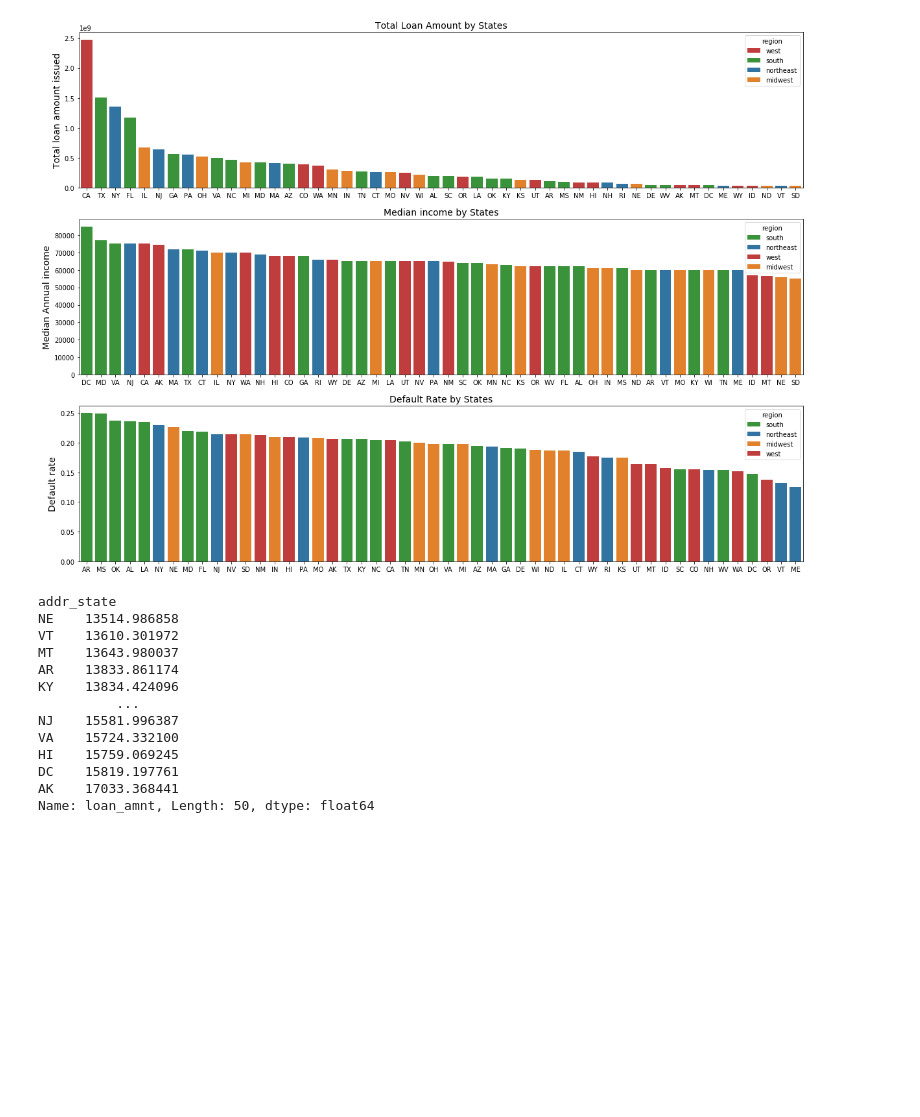
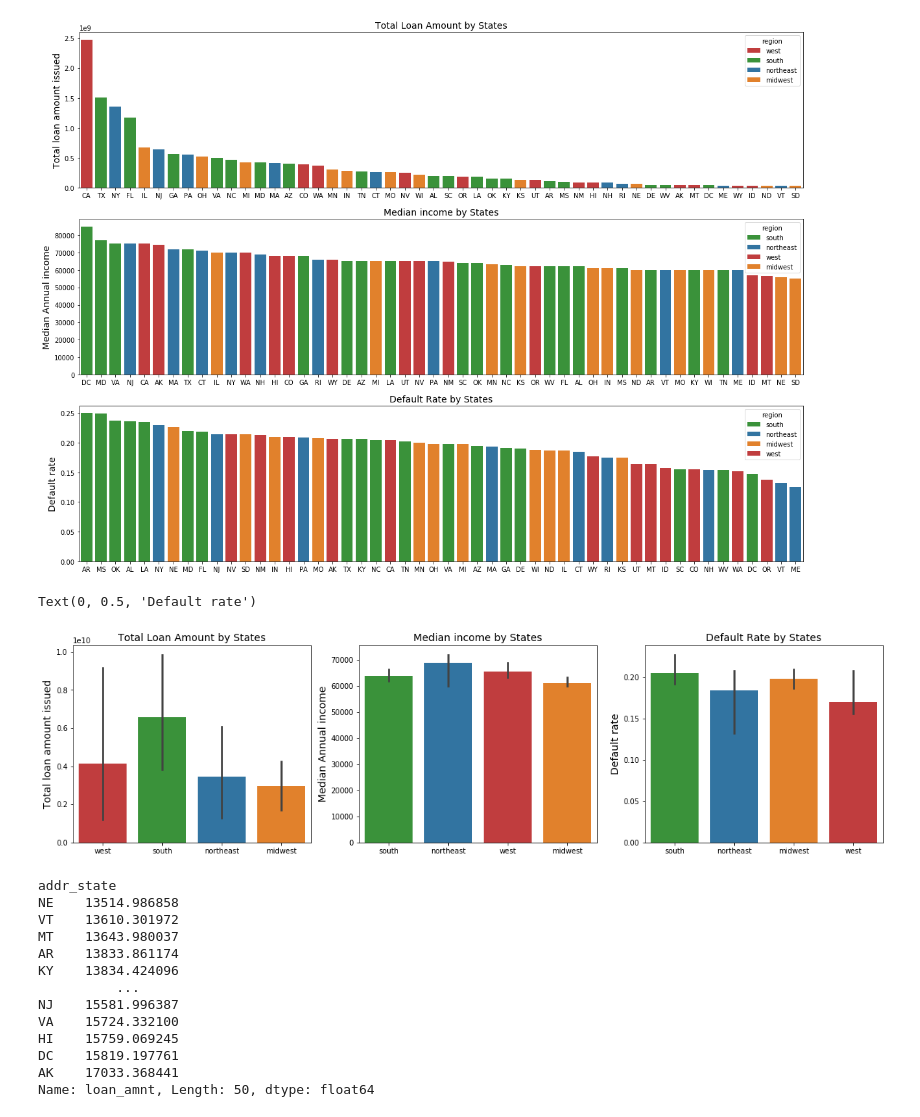
Before and after one commit to cyuancheng/Lending_Club, a Jupyter notebook: 04_LC_DataStory_EDA.ipynb, the cells around one changed output. Cells and saved outputs as stored; diff of their text form; code cells hidden in the pictures; blank space fills up the shorter version.

Commit message:
update barplot for region

```diff
--- a/04_LC_DataStory_EDA.ipynb
+++ b/04_LC_DataStory_EDA.ipynb
@@ -243,6 +239,31 @@ ax3.set_ylabel('Default rate', fontsize=14)
 # %% [output]
 Text(0, 0.5, 'Default rate')
 [figure]
+# %%
+fig, (ax1, ax2, ax3) = plt.subplots(1, 3, sharex=False, figsize=(20,5))
+
+palette ={"northeast":"C0","midwest":"C1","south":"C2", "west":"C3"}
+
+sns.barplot('region', 'loan_amnt', estimator=np.sum,\
+            data=df_state_loan_amnt,ax=ax1, palette=palette)
+ax1.set_title('Total Loan Amount by States',fontsize=14)
+ax1.set_xlabel('')
+ax1.set_ylabel('Total loan amount issued', fontsize=14)
+
+sns.barplot('region', 'annual_inc', estimator=np.median, \
+            data=df_state_income, ax=ax2, palette=palette)
+ax2.set_title('Median income by States',fontsize=14)
+ax2.set_xlabel('')
+ax2.set_ylabel('Median Annual income', fontsize=14)
+
+sns.barplot('region', 'default_rate', estimator=np.median,\
+            data=df_target, ax=ax3,palette=palette)
+ax3.set_title('Default Rate by States',fontsize=14)
+ax3.set_xlabel('')
+ax3.set_ylabel('Default rate', fontsize=14)
+# %% [output]
+Text(0, 0.5, 'Default rate')
+[figure, added]
 # %%
 df.groupby('addr_state')['loan_amnt'].mean().sort_values(ascending=True)
 # %% [output]
```
Also changed, not shown: parts of 3 cells of this notebook.
